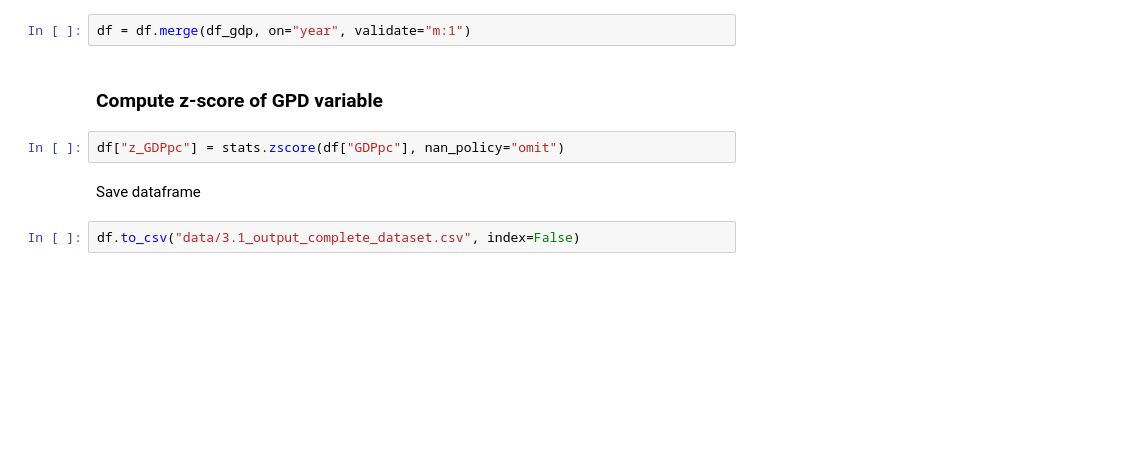
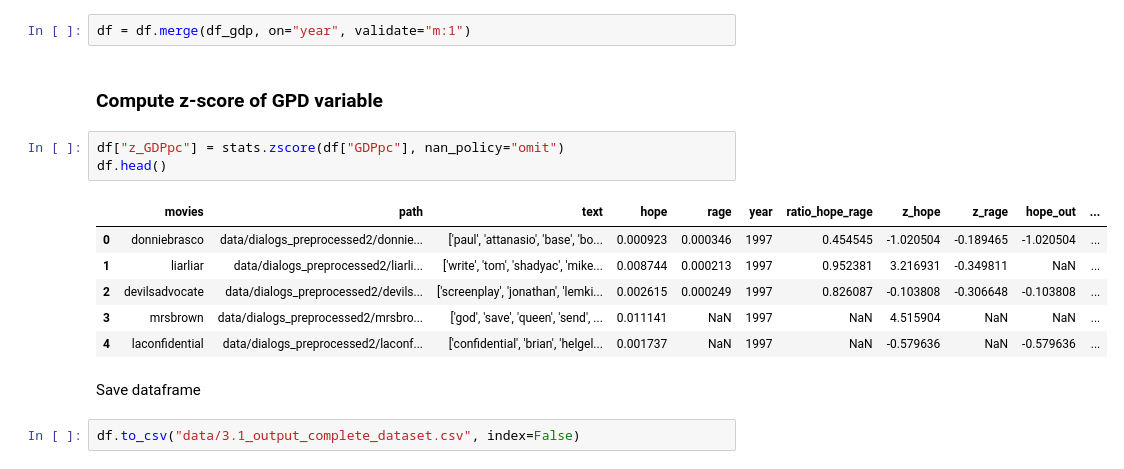
Before and after one commit to dominikpegler/computational-social-sciences, a Jupyter notebook: assignments/Assignment 4 - Socioeconomic analysis.ipynb, the cells around one changed output. Saved outputs shown, nothing was run; the diff lists cells and outputs as text; blank space fills up the shorter version.

```diff
--- a/assignments/Assignment 4 - Socioeconomic analysis.ipynb
+++ b/assignments/Assignment 4 - Socioeconomic analysis.ipynb
@@ -286,6 +293,14 @@ df = df.merge(df_gdp, on="year", validate="m:1")
 ### Compute z-score of GPD variable
 # %%
 df["z_GDPpc"] = stats.zscore(df["GDPpc"], nan_policy="omit")
+df.head()
+# %% [output]
+|  | movies | path | text | hope | rage | year | ratio_hope_rage | z_hope | z_rage | hope_out | ... |
+| 0 | donniebrasco | data/dialogs_preprocessed2/donnie... | ['paul', 'attanasio', 'base', 'bo... | 0.000923 | 0.000346 | 1997 | 0.454545 | -1.020504 | -0.189465 | -1.020504 | ... |
+| 1 | liarliar | data/dialogs_preprocessed2/liarli... | ['write', 'tom', 'shadyac', 'mike... | 0.008744 | 0.000213 | 1997 | 0.952381 | 3.216931 | -0.349811 | NaN | ... |
+| 2 | devilsadvocate | data/dialogs_preprocessed2/devils... | ['screenplay', 'jonathan', 'lemki... | 0.002615 | 0.000249 | 1997 | 0.826087 | -0.103808 | -0.306648 | -0.103808 | ... |
+| 3 | mrsbrown | data/dialogs_preprocessed2/mrsbro... | ['god', 'save', 'queen', 'send', ... | 0.011141 | NaN | 1997 | NaN | 4.515904 | NaN | NaN | ... |
+| 4 | laconfidential | data/dialogs_preprocessed2/laconf... | ['confidential', 'brian', 'helgel... | 0.001737 | NaN | 1997 | NaN | -0.579636 | NaN | -0.579636 | ... |
 # %% [markdown]
 Save dataframe
 # %%
```
Also changed, not shown: parts of 3 cells of this notebook, 6 other files.
